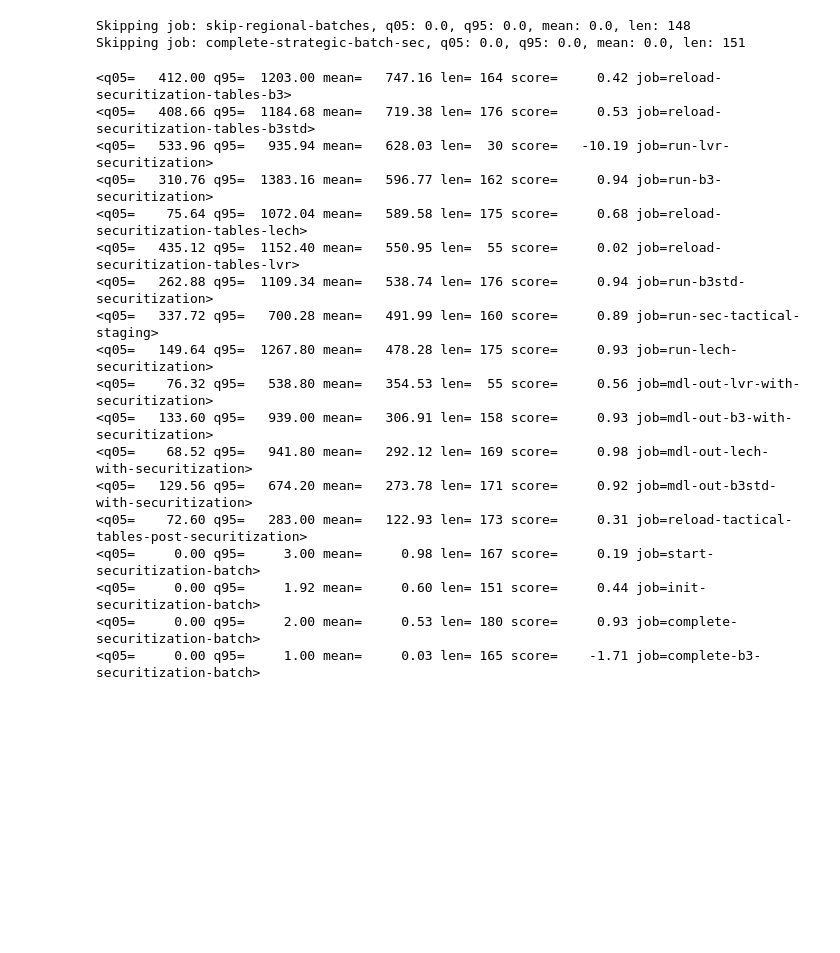
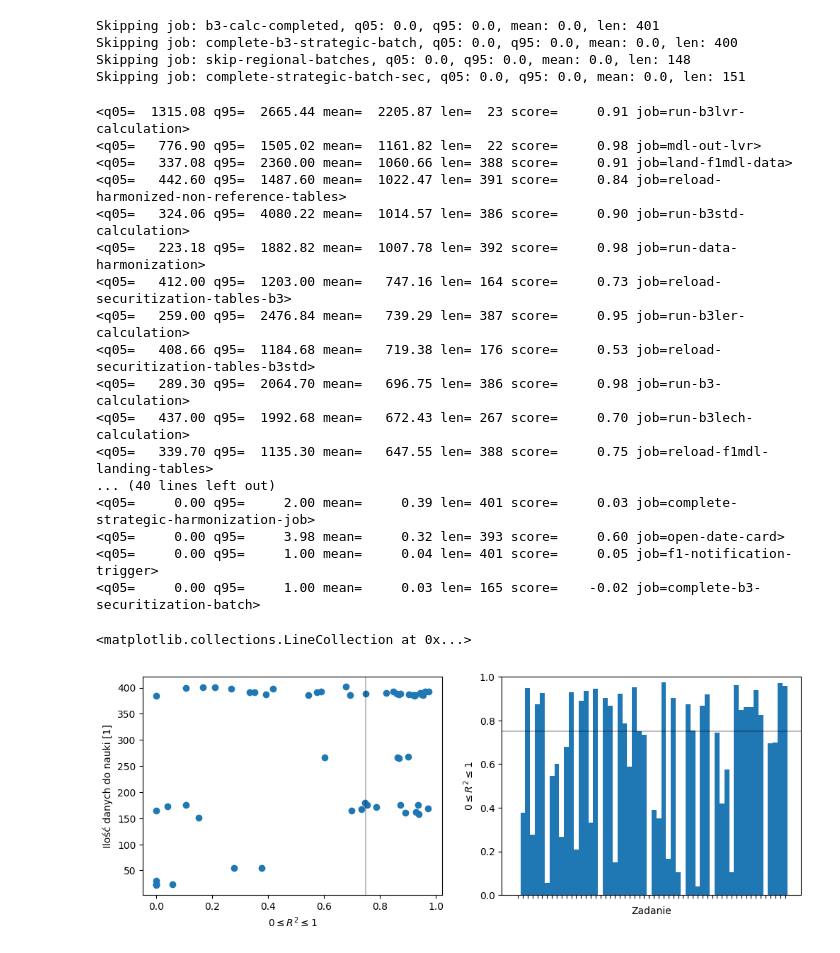
Before and after one commit to mlodybercik/workflow-predictor, a Jupyter notebook: temp/visualize.ipynb, the cells around one changed output. Cells and saved outputs as stored; diff of their text form; code cells hidden in the pictures; blank space fills up the shorter version.

```diff
--- a/temp/visualize.ipynb
+++ b/temp/visualize.ipynb
@@ -74,7 +67,8 @@ class Job:
     def __hash__(self) -> int:
         return hash(str(self))
 
-trainable_jobs = set()
+trainable_jobs_nn = set()
+trainable_jobs_lr = set()
 
 # columns_label = {
 #     "skip-mdl-out", "batch-workflow", "flow-type",
@@ -113,31 +107,58 @@ for job in jobs:
     x_train, x_test, y_train, y_test = sk_mos.train_test_split(maestro_cut, maestro_times)
 
     nn = sk_nn.MLPRegressor(max_iter=10_000, activation="logistic", batch_size=min(32, len(y_train)), hidden_layer_sizes=[100, 100])
+    lr = sk_ln.LinearRegression()
     nn.fit(x_train, y_train)
-    score = nn.score(x_test, y_test)
-    trainable_jobs.add(Job(q05, q95, mean, len(cut), score, job))
+    lr.fit(x_train, y_train)
+    trainable_jobs_nn.add(Job(q05, q95, mean, len(cut), nn.score(x_test, y_test), job))
+    trainable_jobs_lr.add(Job(q05, q95, mean, len(cut), lr.score(x_test, y_test), job))
 # %% [output]
+Skipping job: b3-calc-completed, q05: 0.0, q95: 0.0, mean: 0.0, len: 401
+Skipping job: complete-b3-strategic-batch, q05: 0.0, q95: 0.0, mean: 0.0, len: 400
 Skipping job: skip-regional-batches, q05: 0.0, q95: 0.0, mean: 0.0, len: 148
 Skipping job: complete-strategic-batch-sec, q05: 0.0, q95: 0.0, mean: 0.0, len: 151
 # %%
-for i in sorted(list(trainable_jobs), key=lambda a: a.mean, reverse=True):
+for i in sorted(list(trainable_jobs_lr), key=lambda a: a.mean, reverse=True):
     print(i)
 # %% [output]
-<q05=   412.00 q95=  1203.00 mean=   747.16 len= 164 score=     0.42 job=reload-securitization-tables-b3>
+<q05=  1315.08 q95=  2665.44 mean=  2205.87 len=  23 score=     0.91 job=run-b3lvr-calculation>
+<q05=   776.90 q95=  1505.02 mean=  1161.82 len=  22 score=     0.98 job=mdl-out-lvr>
+<q05=   337.08 q95=  2360.00 mean=  1060.66 len= 388 score=     0.91 job=land-f1mdl-data>
+<q05=   442.60 q95=  1487.60 mean=  1022.47 len= 391 score=     0.84 job=reload-harmonized-non-reference-tables>
+<q05=   324.06 q95=  4080.22 mean=  1014.57 len= 386 score=     0.90 job=run-b3std-calculation>
+<q05=   223.18 q95=  1882.82 mean=  1007.78 len= 392 score=     0.98 job=run-data-harmonization>
+<q05=   412.00 q95=  1203.00 mean=   747.16 len= 164 score=     0.73 job=reload-securitization-tables-b3>
+<q05=   259.00 q95=  2476.84 mean=   739.29 len= 387 score=     0.95 job=run-b3ler-calculation>
 <q05=   408.66 q95=  1184.68 mean=   719.38 len= 176 score=     0.53 job=reload-securitization-tables-b3std>
-<q05=   533.96 q95=   935.94 mean=   628.03 len=  30 score=   -10.19 job=run-lvr-securitization>
-<q05=   310.76 q95=  1383.16 mean=   596.77 len= 162 score=     0.94 job=run-b3-securitization>
-<q05=    75.64 q95=  1072.04 mean=   589.58 len= 175 score=     0.68 job=reload-securitization-tables-lech>
-<q05=   435.12 q95=  1152.40 mean=   550.95 len=  55 score=     0.02 job=reload-securitization-tables-lvr>
-<q05=   262.88 q95=  1109.34 mean=   538.74 len= 176 score=     0.94 job=run-b3std-securitization>
-<q05=   337.72 q95=   700.28 mean=   491.99 len= 160 score=     0.89 job=run-sec-tactical-staging>
-<q05=   149.64 q95=  1267.80 mean=   478.28 len= 175 score=     0.93 job=run-lech-securitization>
-<q05=    76.32 q95=   538.80 mean=   354.53 len=  55 score=     0.56 job=mdl-out-lvr-with-securitization>
-<q05=   133.60 q95=   939.00 mean=   306.91 len= 158 score=     0.93 job=mdl-out-b3-with-securitization>
-<q05=    68.52 q95=   941.80 mean=   292.12 len= 169 score=     0.98 job=mdl-out-lech-with-securitization>
-<q05=   129.56 q95=   674.20 mean=   273.78 len= 171 score=     0.92 job=mdl-out-b3std-with-securitization>
-<q05=    72.60 q95=   283.00 mean=   122.93 len= 173 score=     0.31 job=reload-tactical-tables-post-securitization>
-<q05=     0.00 q95=     3.00 mean=     0.98 len= 167 score=     0.19 job=start-securitization-batch>
-<q05=     0.00 q95=     1.92 mean=     0.60 len= 151 score=     0.44 job=init-securitization-batch>
-<q05=     0.00 q95=     2.00 mean=     0.53 len= 180 score=     0.93 job=complete-securitization-batch>
-<q05=     0.00 q95=     1.00 mean=     0.03 len= 165 score=    -1.71 job=complete-b3-securitization-batch>
+<q05=   289.30 q95=  2064.70 mean=   696.75 len= 386 score=     0.98 job=run-b3-calculation>
+<q05=   437.00 q95=  1992.68 mean=   672.43 len= 267 score=     0.70 job=run-b3lech-calculation>
+<q05=   339.70 q95=  1135.30 mean=   647.55 len= 388 score=     0.75 job=reload-f1mdl-landing-tables>
+... (40 lines left out)
+<q05=     0.00 q95=     2.00 mean=     0.39 len= 401 score=     0.03 job=complete-strategic-harmonization-job>
+<q05=     0.00 q95=     3.98 mean=     0.32 len= 393 score=     0.60 job=open-date-card>
+<q05=     0.00 q95=     1.00 mean=     0.04 len= 401 score=     0.05 job=f1-notification-trigger>
+<q05=     0.00 q95=     1.00 mean=     0.03 len= 165 score=    -0.02 job=complete-b3-securitization-batch>
+# %%
+line = 0.75
+fig, ax = plt.subplots(1, 2, figsize=(12, 4))
+ax[1].bar(range(len(list(trainable_jobs_nn))), [i.score for i in list(trainable_jobs_nn)], 1)
+ax[1].set_ylim(0, 1)
+ax[1].set_ylabel("$0 \leq R^2 \leq 1$")
+ax[1].set_xlabel("Zadanie")
+ax[1].xaxis.set_ticks(range(len(list(trainable_jobs_nn))))
+ax[1].xaxis.set_ticklabels("")
+x_low, x_high = ax[1].get_xlim()
+ax[1].set_xlim(x_low, x_high)
+ax[1].hlines(line, x_low, x_high, "black", alpha=0.25)
+
+
+array = np.clip(np.array([(i.score, i.len) for i in list(trainable_jobs_nn)]), 0, np.inf)
+ax[0].set_xlabel("$0 \leq R^2 \leq 1$")
+ax[0].set_ylabel("Ilość danych do nauki [1]")
+ax[0].scatter(array[:, 0], array[:, 1])
+y_low, y_high = ax[0].get_ylim()
+ax[0].set_ylim(y_low, y_high)
+ax[0].vlines(line, y_low, y_high, colors="black", alpha=0.25)
+# %% [output]
+<matplotlib.collections.LineCollection at 0x...>
+[figure, added]
```
Also changed, not shown: parts of 6 cells of this notebook.
